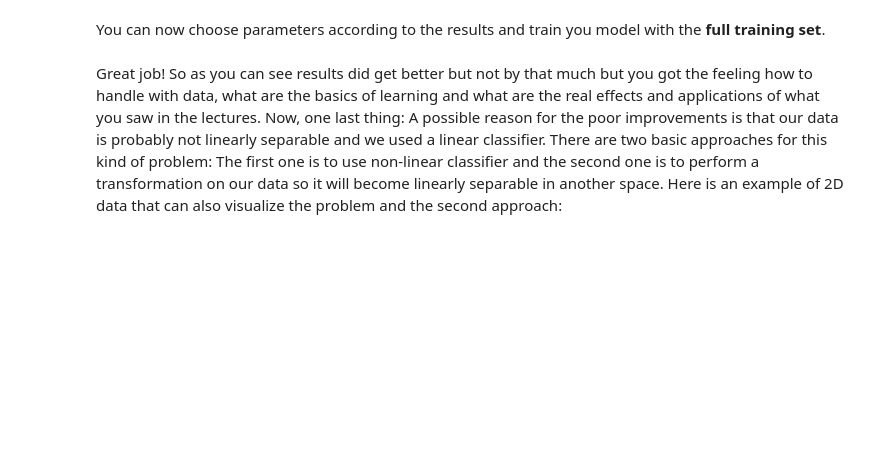
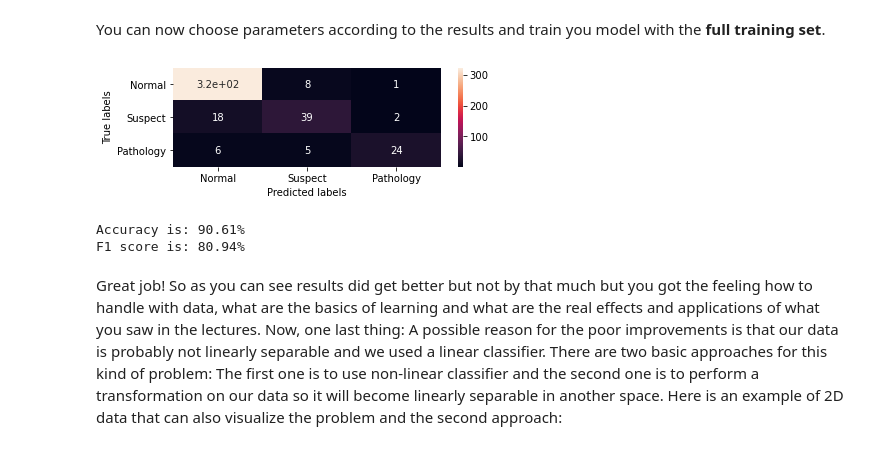
Before and after one commit to mlh-master/hw1_mlh-s_n, a Jupyter notebook: HW1.ipynb, the cells around one changed output. Drawn from its saved outputs; the diff is of its cells as text; code cells hidden in the pictures; blank space fills up the shorter version.

```diff
--- a/HW1.ipynb
+++ b/HW1.ipynb
@@ -480,9 +492,9 @@ Implement the function `cv_kfold` in `lin_classifier` module. We will use `X_tra
 
 This function might take a while to perform depending on $ K $ and the number of regularization parameters you will choose.
 # %%
-C =  # make a list of up to 6 different values of regularization parameters and examine their effects
-K =  # choose a number of folds
-mode =  # mode of nsd function
+C = [0.1,0.5,2,4,9,13] # make a list of up to 6 different values of regularization parameters and examine their effects
+K = 4 # choose a number of folds
+mode = 'MinMax' # mode of nsd function
 val_dict = cv_kfold(X_train, y_train, C=C, penalty=['l1', 'l2'], K=K,mode=mode)
 # %% [markdown]
 Let's visualize your results:
@@ -499,18 +513,22 @@ plt.show()
 # %% [markdown]
 You can now choose parameters according to the results and train you model with the **full training set**.
 # %%
-C =  # complete this part according to your best result
-penalty =  # complete this part according to your best result
+C = 2 # complete this part according to your best result
+penalty = 'l2' # complete this part according to your best result
 logreg = LogisticRegression(solver='saga', multi_class='ovr', penalty=penalty, C=C, max_iter=10000)
-y_pred, w = pred_log(logreg,) # complete this function using nsd function
+y_pred, w = pred_log(logreg, nsd(X_train,selected_feat=('LB', 'ASTV'), mode=mode, flag = False), y_train, nsd(X_test, selected_feat=('LB', 'ASTV'),mode=mode, flag = False), flag = False) # complete this function using nsd function
 
 cnf_matrix = metrics.confusion_matrix(y_test, y_pred)
 ax1 = plt.subplot(211)
 sns.heatmap(cnf_matrix, annot=True, xticklabels=['Normal','Suspect','Pathology'], yticklabels=['Normal','Suspect','Pathology'])
 ax1.set(ylabel='True labels', xlabel='Predicted labels')
 plt.show()
 print("Accuracy is: " + str("{0:.2f}".format(100 * metrics.accuracy_score(y_test, y_pred))) + "%")
 print("F1 score is: " + str("{0:.2f}".format(100 * metrics.f1_score(y_test, y_pred, average='macro'))) + "%")
+# %% [output]
+[figure, added]
+Accuracy is: 90.61%
+F1 score is: 80.94%
 # %% [markdown]
 Great job! So as you can see results did get better but not by that much but you got the feeling how to handle with data, what are the basics of learning and what are the real effects and applications of what you saw in the lectures. Now, one last thing: A possible reason for the poor improvements is that our data is probably not linearly separable and we used a linear classifier. There are two basic approaches for this kind of problem:
 The first one is to use non-linear classifier and the second one is to perform a transformation on our data so it will become linearly separable in another space. Here is an example of 2D data that can also visualize the problem and the second approach:
```
Also changed, not shown: parts of 25 cells of this notebook, 4 other files.
